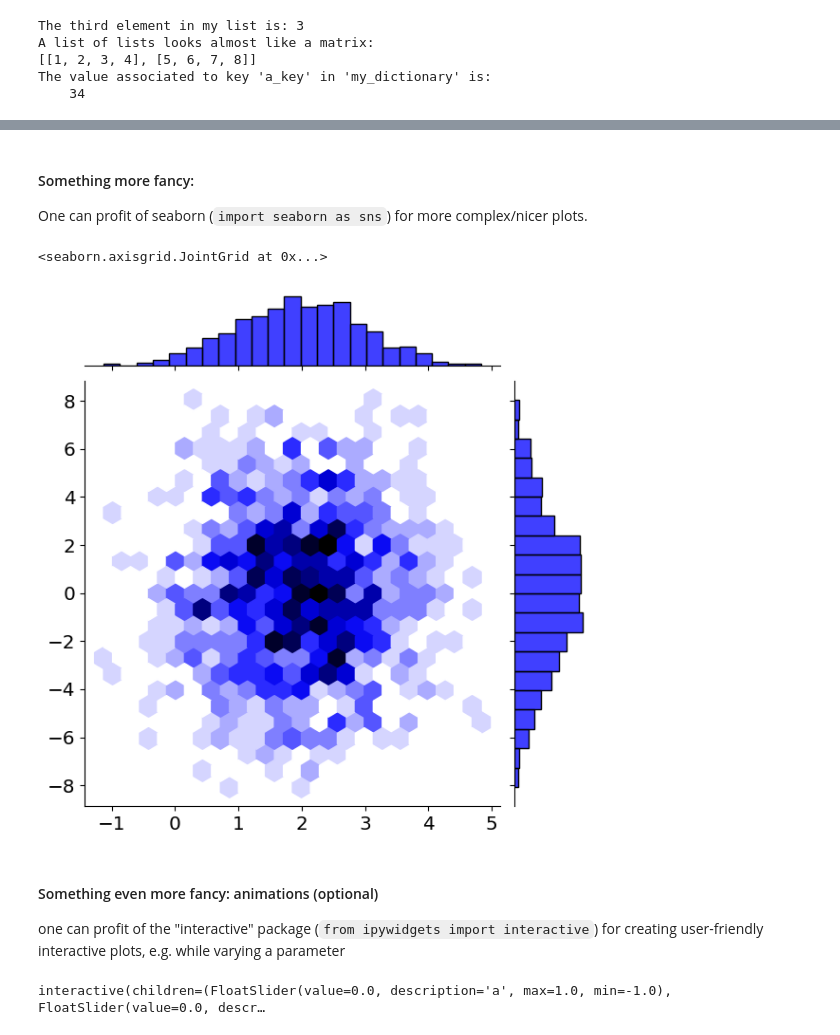
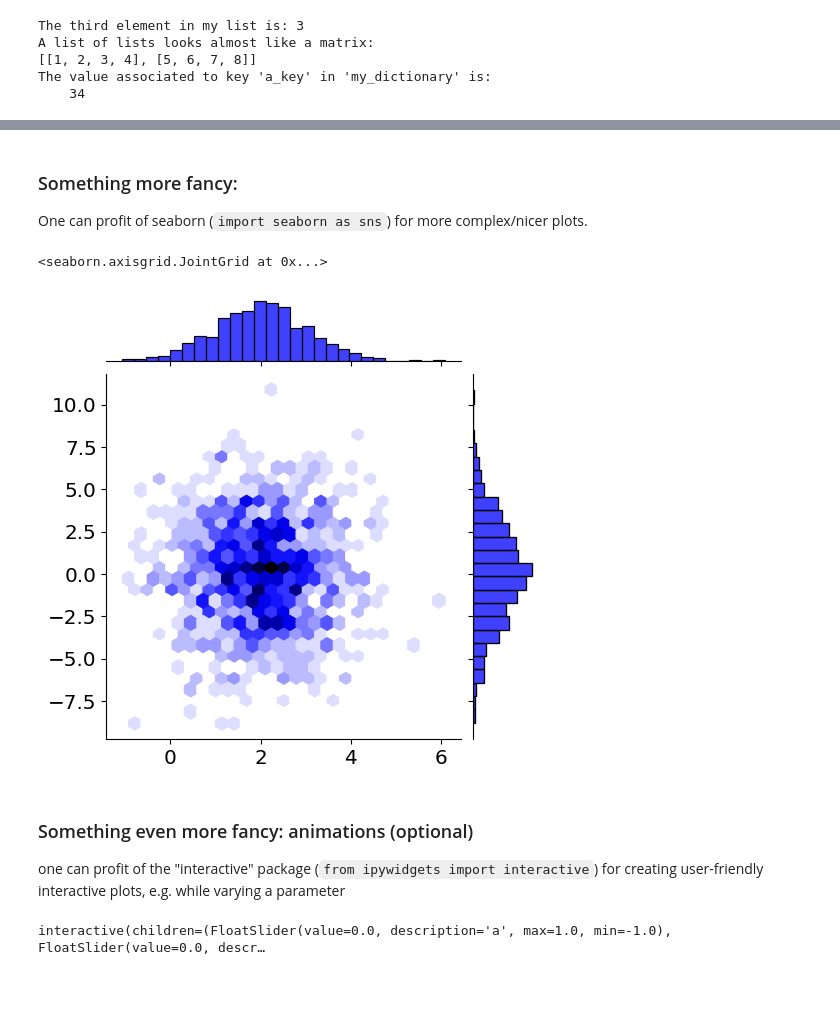
Before and after one commit to cerncas/hands-on-lattice-exercises, a Jupyter notebook: 00_Introduction.ipynb, the cells around one changed output, grey strips where cells are left out. Saved outputs shown, nothing was run; the diff lists cells and outputs as text; code cells hidden in the pictures; blank space fills up the shorter version.

```diff
--- a/00_Introduction.ipynb
+++ b/00_Introduction.ipynb
@@ -137,16 +133,15 @@ Text(0, 0.5, 'y_data for 2 curves')
 # %% [markdown]
-#### Something more fancy:
+### Something more fancy:
 One can profit of seaborn (`import seaborn as sns`) for more complex/nicer plots.
 # %%
-# something more fancy
 x_data = np.random.randn(1000)+2
 y_data = 3*np.random.randn(1000)
-sns.jointplot(x=x_data, y=y_data, kind="hex", color="b")
+sns.jointplot(x=x_data, y=y_data, kind="hex", color="b", height=5)
 # %% [output]
 <seaborn.axisgrid.JointGrid at 0x...>
-[figure, old version]
+[figure, new version]
 # %% [markdown]
-#### Something even more fancy: animations (optional)
+### Something even more fancy: animations (optional)
 
 one can profit of the "interactive" package (`from ipywidgets import interactive`)
 for creating user-friendly interactive plots, e.g. while varying a parameter
```
Also changed, not shown: parts of 7 cells of this notebook.
